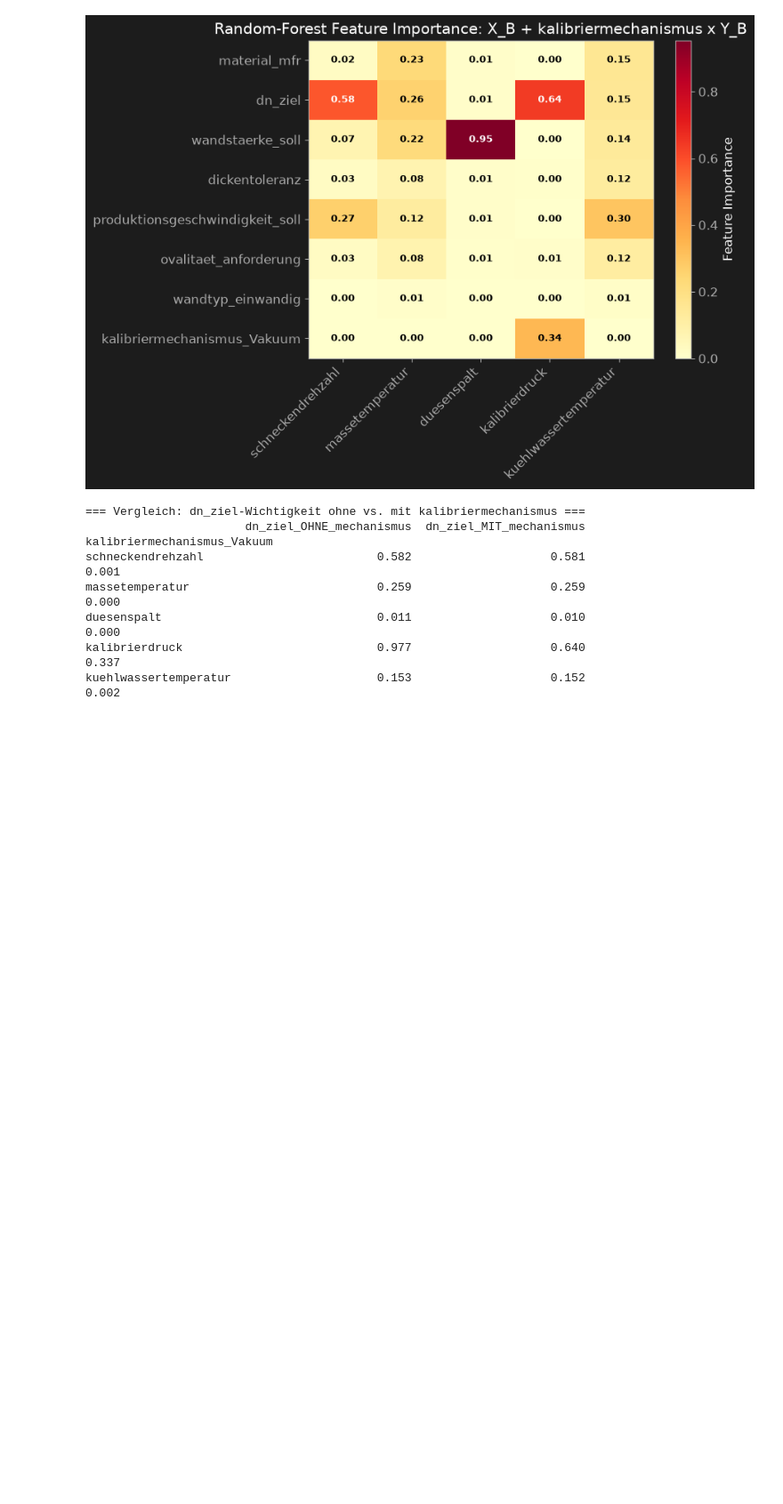
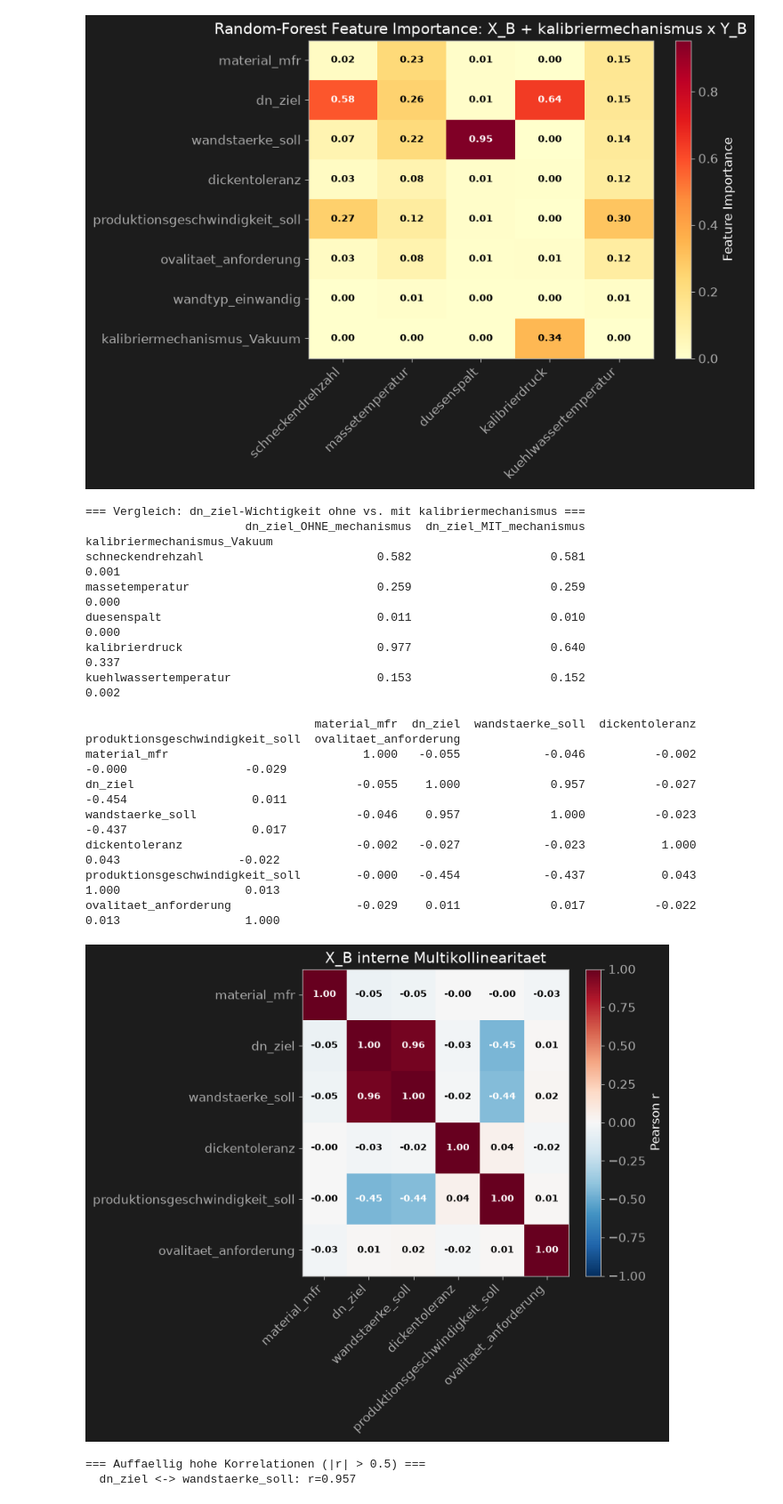
Before and after one commit to AwaTekoete/_MyExtrusionML_Synthetisch, a Jupyter notebook: notebooks/09_eda_model_b.ipynb, the cells around one changed output. Shown at 89% size. Cells and saved outputs as stored; diff of their text form; code cells hidden in the pictures; blank space fills up the shorter version.

Commit message:
feat: Model B EDA - X_B multicollinearity check reveals strong DN-Wandstaerke correlation (r=0.957), by design, relevant for later feature-set ablation

```diff
--- a/notebooks/09_eda_model_b.ipynb
+++ b/notebooks/09_eda_model_b.ipynb
@@ -647,3 +647,52 @@ massetemperatur                           0.259                    0.259
 duesenspalt                               0.011                    0.010                        0.000
 kalibrierdruck                            0.977                    0.640                        0.337
 kuehlwassertemperatur                     0.153                    0.152                        0.002
+# %%
+# =============================================================================
+# Zelle 16 – AP 2.8: X_B interne Multikollinearitaet (nur numerische Merkmale)
+# =============================================================================
+# Relevant fuer spaetere Preprocessing-Entscheidungen: stark korrelierte
+# X_B-Merkmale koennten bei linearen Modellen zu Instabilitaet fuehren
+# (aehnlich dem Dummy-Variable-Trap-Prinzip aus Modell A), oder Redundanz
+# aufzeigen, die Feature-Reduktion nahelegt.
+# =============================================================================
+x_b_korrelation = df_b[x_b_numerisch].corr(method="pearson")
+
+print(x_b_korrelation.round(3).to_string())
+x_b_korrelation.to_csv("../reports/tables/09_x_b_multikollinearitaet.csv")
+
+fig, ax = plt.subplots(figsize=(8, 7))
+im = ax.imshow(x_b_korrelation.values, cmap="RdBu_r", vmin=-1, vmax=1, aspect="auto")
+ax.set_xticks(range(len(x_b_numerisch)))
+ax.set_xticklabels(x_b_numerisch, rotation=45, ha="right")
+ax.set_yticks(range(len(x_b_numerisch)))
+ax.set_yticklabels(x_b_numerisch)
+for i in range(len(x_b_numerisch)):
+    for j in range(len(x_b_numerisch)):
+        wert = x_b_korrelation.values[i, j]
+        textfarbe = "black" if abs(wert) < 0.4 else "white"
+        ax.text(j, i, f"{wert:.2f}", ha="center", va="center", color=textfarbe, fontsize=9, fontweight="bold")
+plt.colorbar(im, label="Pearson r")
+plt.title("X_B interne Multikollinearitaet")
+plt.tight_layout()
+save_figure(fig, "../reports/figures/09_x_b_multikollinearitaet_heatmap.png")
+plt.show()
+
+# --- Auffaellig hohe Paare markieren (|r| > 0.5, ausser Diagonale) ---
+print("\n=== Auffaellig hohe Korrelationen (|r| > 0.5) ===")
+for i in range(len(x_b_numerisch)):
+    for j in range(i+1, len(x_b_numerisch)):
+        r = x_b_korrelation.iloc[i, j]
+        if abs(r) > 0.5:
+            print(f"  {x_b_numerisch[i]} <-> {x_b_numerisch[j]}: r={r:.3f}")
+# %% [output]
+                                 material_mfr  dn_ziel  wandstaerke_soll  dickentoleranz  produktionsgeschwindigkeit_soll  ovalitaet_anforderung
+material_mfr                            1.000   -0.055            -0.046          -0.002                           -0.000                 -0.029
+dn_ziel                                -0.055    1.000             0.957          -0.027                           -0.454                  0.011
+wandstaerke_soll                       -0.046    0.957             1.000          -0.023                           -0.437                  0.017
+dickentoleranz                         -0.002   -0.027            -0.023           1.000                            0.043                 -0.022
+produktionsgeschwindigkeit_soll        -0.000   -0.454            -0.437           0.043                            1.000                  0.013
+ovalitaet_anforderung                  -0.029    0.011             0.017          -0.022                            0.013                  1.000
+[figure, added]
+=== Auffaellig hohe Korrelationen (|r| > 0.5) ===
+  dn_ziel <-> wandstaerke_soll: r=0.957
```
Also changed, not shown: 2 other files.
